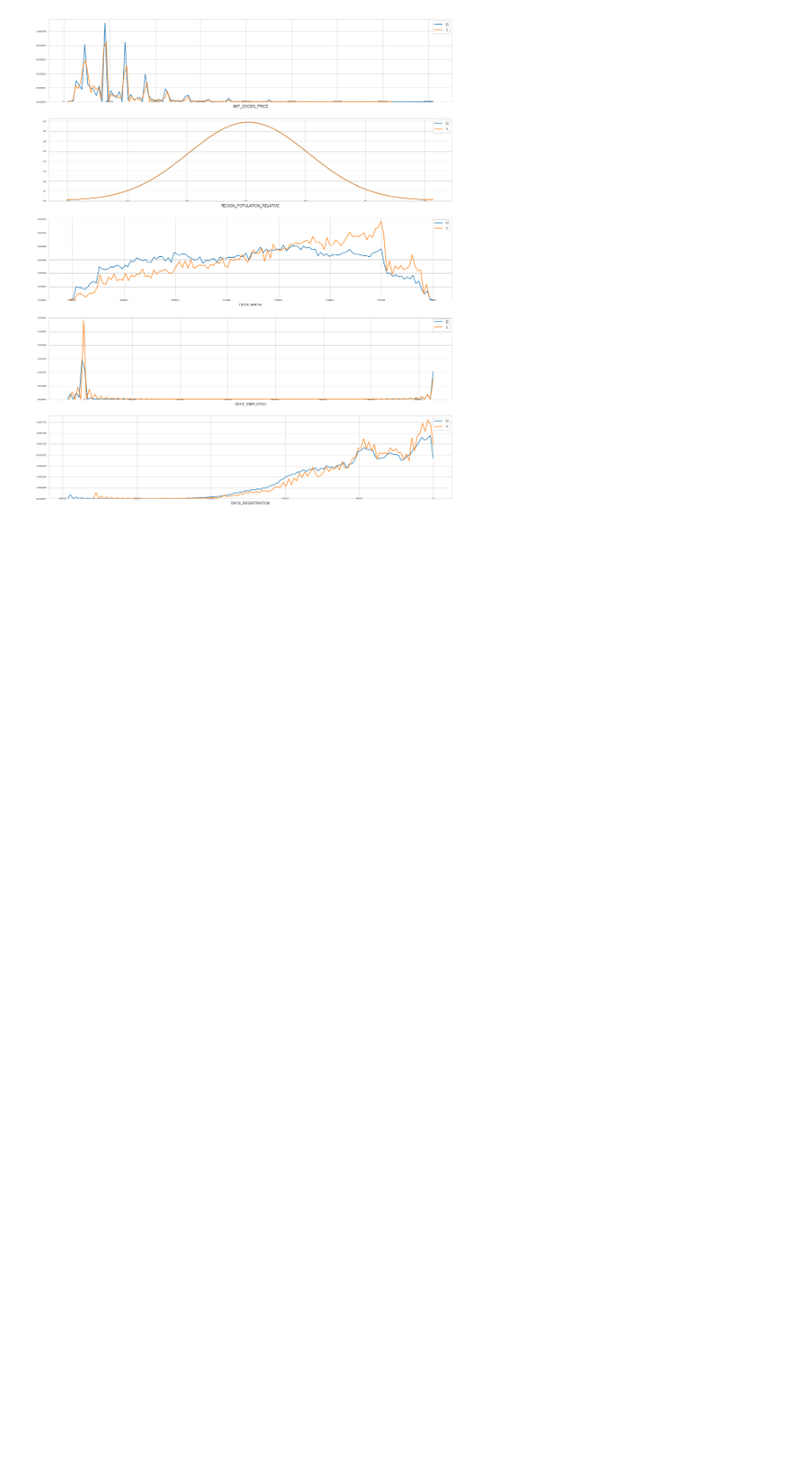
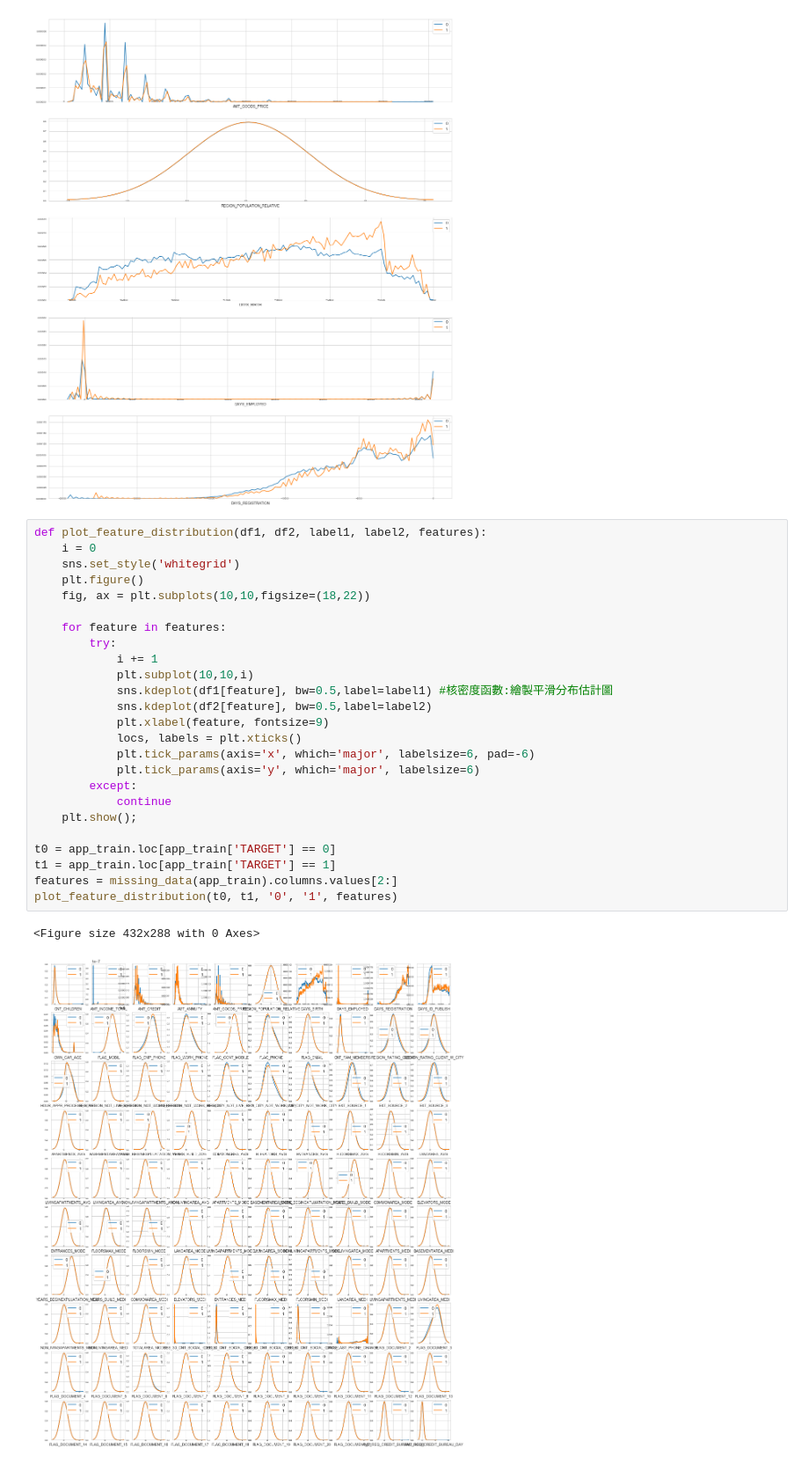
Before and after one commit to dgtyuewq/2nd-ML100days-2, a Jupyter notebook: Day_002_HW.ipynb, the cells around one changed output. Shown at 88% size. Cells and saved outputs as stored; diff of their text form; blank space fills up the shorter version.

```diff
--- a/Day_002_HW.ipynb
+++ b/Day_002_HW.ipynb
@@ -190,3 +190,31 @@ plot_feature_distribution(t0, t1, '0', '1', features)
 # %% [output]
 <Figure size 432x288 with 0 Axes>
 [figure]
+# %%
+def plot_feature_distribution(df1, df2, label1, label2, features):
+    i = 0
+    sns.set_style('whitegrid')
+    plt.figure()
+    fig, ax = plt.subplots(10,10,figsize=(18,22))
+
+    for feature in features:
+        try:
+            i += 1
+            plt.subplot(10,10,i)
+            sns.kdeplot(df1[feature], bw=0.5,label=label1) #核密度函數:繪製平滑分布估計圖
+            sns.kdeplot(df2[feature], bw=0.5,label=label2)
+            plt.xlabel(feature, fontsize=9)
+            locs, labels = plt.xticks()
+            plt.tick_params(axis='x', which='major', labelsize=6, pad=-6)
+            plt.tick_params(axis='y', which='major', labelsize=6)
+        except:
+            continue
+    plt.show();
+
+t0 = app_train.loc[app_train['TARGET'] == 0]
+t1 = app_train.loc[app_train['TARGET'] == 1]
+features = missing_data(app_train).columns.values[2:]
+plot_feature_distribution(t0, t1, '0', '1', features)
+# %% [output]
+<Figure size 432x288 with 0 Axes>
+[figure, added]
```
